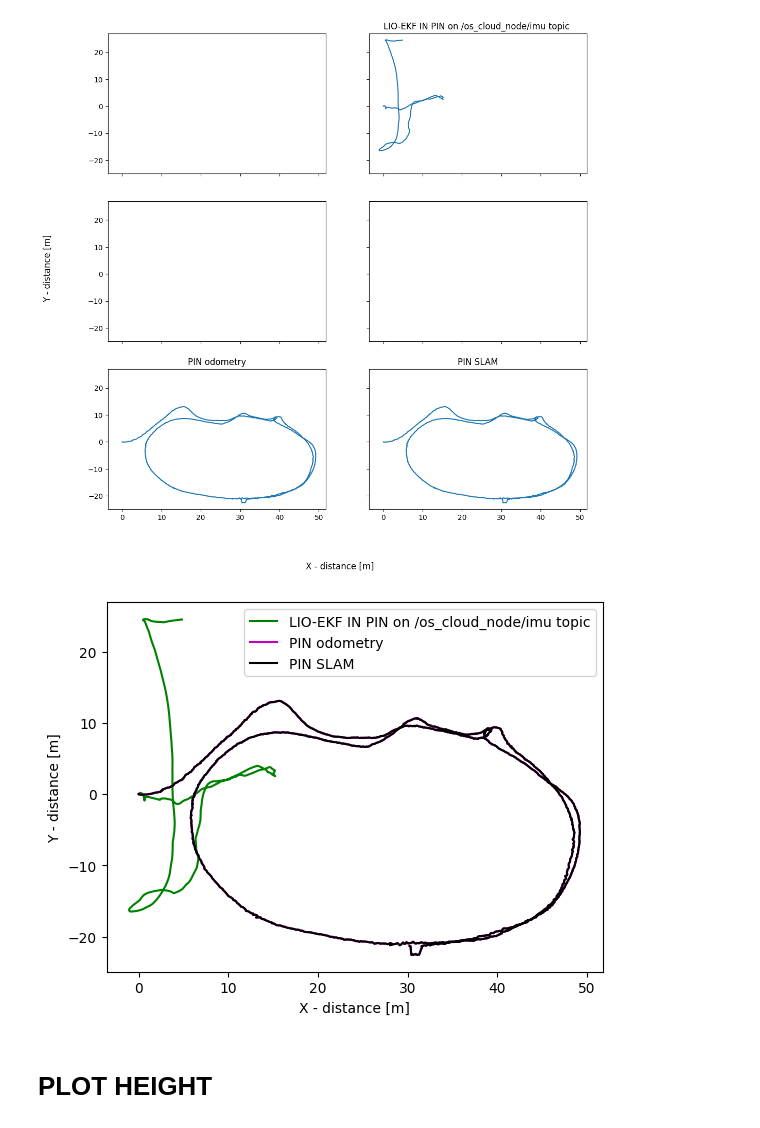
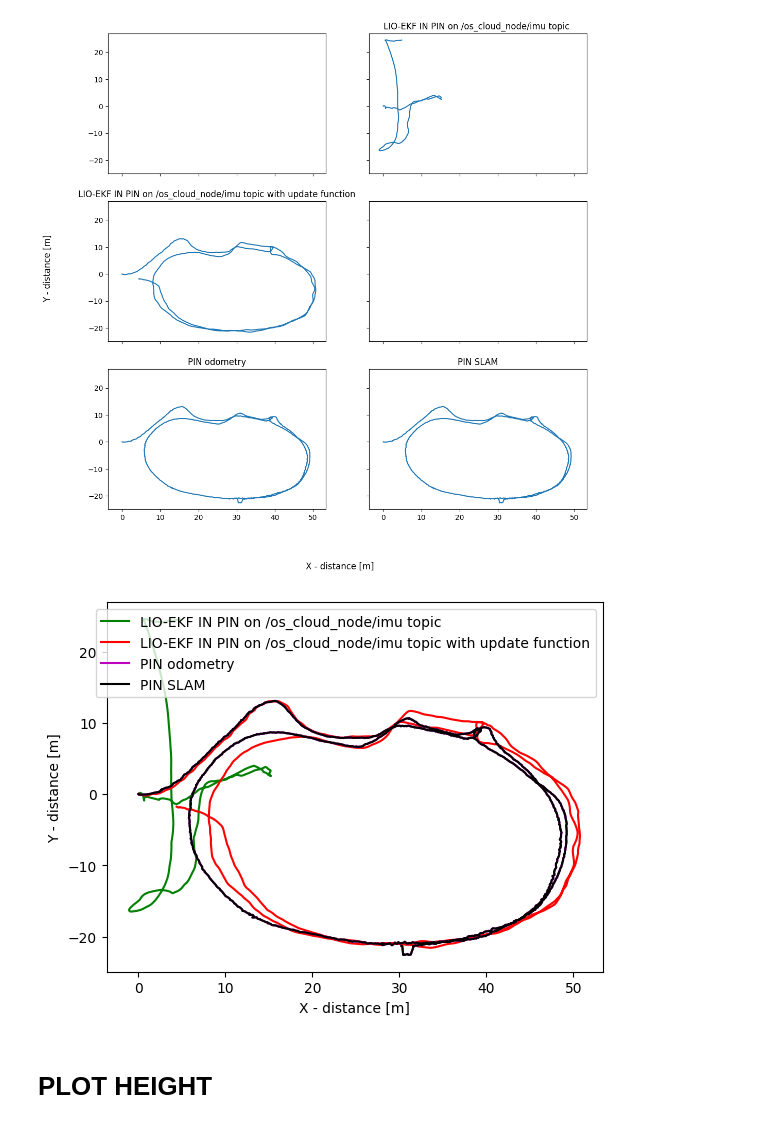
Before and after one commit to ohmohmpr/PINI, a Jupyter notebook: ohm/plot_path/newer_college_128beams/collection1/1_quad_medium.ipynb, the cells around one changed output. Cells and saved outputs as stored; diff of their text form; code cells hidden in the pictures.

```diff
--- a/ohm/plot_path/newer_college_128beams/collection1/1_quad_medium.ipynb
+++ b/ohm/plot_path/newer_college_128beams/collection1/1_quad_medium.ipynb
@@ -8,7 +8,8 @@ idx = 500
 LIOEKF_IN_PIN_os_cloud_node_imu = np.loadtxt(
     '../../../dataset/rosbag/newer_college/128beams/collection1/quad_medium/pin_lio_ekf_odo.txt'
     , usecols=(1,2,3), skiprows=66, unpack=True)[:, :idx]
-# LIOEKF_IN_PIN_camera_imu = np.loadtxt('../dataset/rosbag/m2dgr/street_03/handsfree_imu/pin_lio_ekf_odo_camera.txt', usecols=(1,2,3), skiprows=63, unpack=True)
+pin_lio_ekf_odo_update_fn = np.loadtxt('../../../dataset/rosbag/newer_college/128beams/collection1/quad_medium/pin_lio_ekf_odo_update_fn.txt'
+                                      , usecols=(1,2,3), skiprows=63, unpack=True)
 # LIOEKF_IN_PIN_dvs_imu = np.loadtxt('../dataset/rosbag/m2dgr/street_03/handsfree_imu/pin_lio_ekf_odo_dvs.txt', usecols=(1,2,3), skiprows=63, unpack=True)
 pin_odom = np.loadtxt('../../../dataset/rosbag/newer_college/128beams/collection1/quad_medium/odom_poses_kitti.txt', delimiter=' ', usecols=(3, 7, 11), unpack=True)
 pin_slam = np.loadtxt('../../../dataset/rosbag/newer_college/128beams/collection1/quad_medium/slam_poses_kitti.txt', delimiter=' ', usecols=(3, 7, 11), unpack=True)
@@ -25,8 +26,8 @@ figure, axis = plt.subplots(3, 2, sharex=True, sharey=True, figsize=(12, 12))
 # axis[0][0].set_title("LIO-EKF on /os1_cloud_node/imu topic")
 axis[0][1].plot(LIOEKF_IN_PIN_os_cloud_node_imu[0], LIOEKF_IN_PIN_os_cloud_node_imu[1])
 axis[0][1].set_title("LIO-EKF IN PIN on /os_cloud_node/imu topic ")
-# axis[1][0].plot(LIOEKF_IN_PIN_camera_imu[0], LIOEKF_IN_PIN_camera_imu[1])
-# axis[1][0].set_title("LIO-EKF IN PIN on /camera/imu topic")
+axis[1][0].plot(pin_lio_ekf_odo_update_fn[0], pin_lio_ekf_odo_update_fn[1])
+axis[1][0].set_title("LIO-EKF IN PIN on /os_cloud_node/imu topic with update function")
 # axis[1][1].plot(LIOEKF_IN_PIN_dvs_imu[0], LIOEKF_IN_PIN_dvs_imu[1])
 # axis[1][1].set_title("LIO-EKF IN PIN on /dvs/imu topic")
 axis[2][0].plot(pin_odom[0], pin_odom[1])
@@ -38,20 +39,20 @@ figure.supxlabel('X - distance [m]')
 figure.supylabel('Y - distance [m]')
 plt.show()
 # %% [output]
-[figure, old version]
+[figure, new version]
 # %%
 # plt.plot(LIOEKF_os1_cloud_node_imu[0], LIOEKF_os1_cloud_node_imu[1], label='LIO-EKF on /os1_cloud_node/imu topic', color='b')
 plt.plot(LIOEKF_IN_PIN_os_cloud_node_imu[0], LIOEKF_IN_PIN_os_cloud_node_imu[1], label='LIO-EKF IN PIN on /os_cloud_node/imu topic', color='g')
-# plt.plot(LIOEKF_IN_PIN_camera_imu[0], LIOEKF_IN_PIN_camera_imu[1], label='LIO-EKF IN PIN on /camera/imu topic', color='r')
+plt.plot(pin_lio_ekf_odo_update_fn[0], pin_lio_ekf_odo_update_fn[1], label='LIO-EKF IN PIN on /os_cloud_node/imu topic with update function', color='r')
 # plt.plot(LIOEKF_IN_PIN_dvs_imu[0], LIOEKF_IN_PIN_dvs_imu[1], label='LIO-EKF IN PIN on /dvs/imu topic', color='c')
 plt.plot(pin_odom[0], pin_odom[1], label='PIN odometry', color='m')
 plt.plot(pin_slam[0], pin_slam[1], label='PIN SLAM', color='k')
 
 plt.legend()
 plt.rcParams["figure.figsize"] = (22, 22)
 
 plt.xlabel('X - distance [m]')
 plt.ylabel('Y - distance [m]')
 plt.show()
 # %% [output]
-[figure, old version]
+[figure, new version]
```
Also changed, not shown: parts of 7 cells of this notebook, 7 other files.
